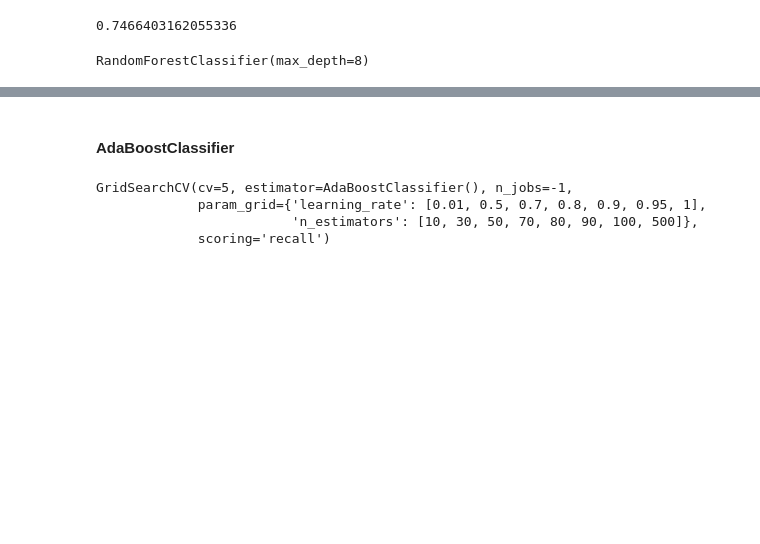
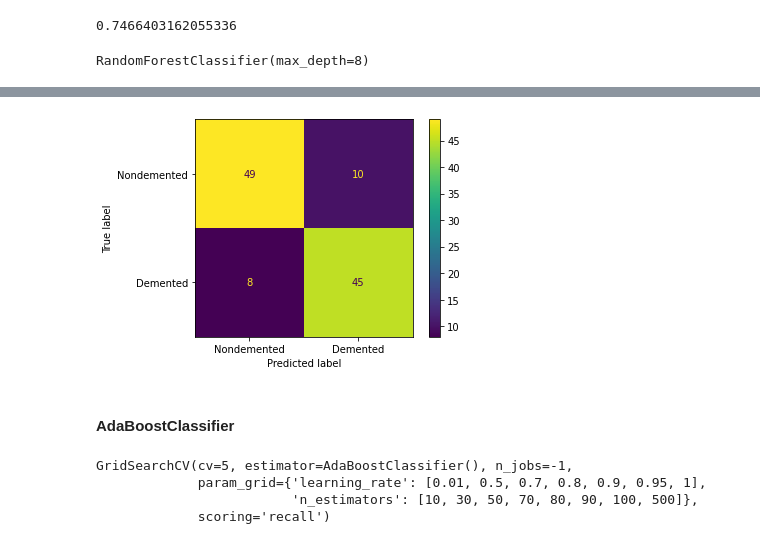
Before and after one commit to mkvph0ch/memobrain, a Jupyter notebook: notebooks/OAS2_prep.ipynb, the cells around one changed output, grey strips where cells are left out. Drawn from its saved outputs; the diff is of its cells as text; code cells hidden in the pictures; blank space fills up the shorter version.

```diff
--- a/notebooks/OAS2_prep.ipynb
+++ b/notebooks/OAS2_prep.ipynb
@@ -509,3 +503,16 @@ accuracy_score(y_test, y_pred6), recall_score(y_test, y_pred6), precision_score(
+# %%
+from sklearn.metrics import ConfusionMatrixDisplay, confusion_matrix
+import matplotlib.pyplot as plt
+
+cm_rfc_best = confusion_matrix(y_test, y_pred6)
+
+disp = ConfusionMatrixDisplay(confusion_matrix=cm_rfc_best,
+                             display_labels=["Nondemented","Demented"])
+disp.plot(cmap = 'viridis')
+plt.grid(visible = False)
+plt.show()
+# %% [output]
+[figure, added]
 # %% [markdown]
 #### AdaBoostClassifier
 # %%
```
Also changed, not shown: parts of 5 cells of this notebook, 1 other file.
